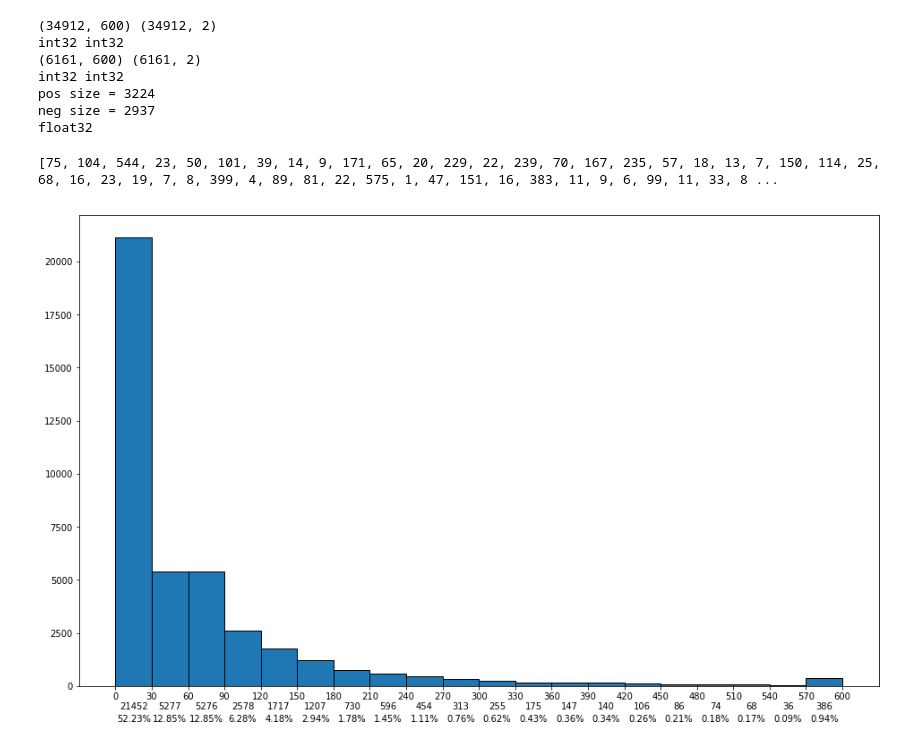
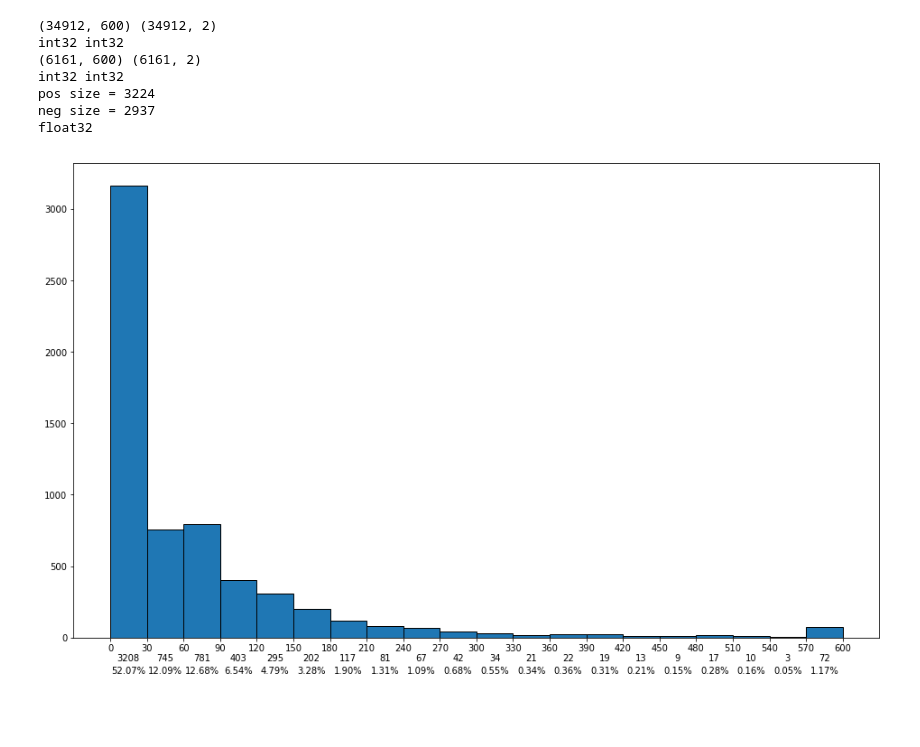
Before and after one commit to LXZE/DL_SA, a Jupyter notebook: result_analysis.ipynb, the cells around one changed output. Cells and saved outputs as stored; diff of their text form; code cells hidden in the pictures; blank space fills up the shorter version.

```diff
--- a/result_analysis.ipynb
+++ b/result_analysis.ipynb
@@ -111,8 +89,13 @@ pos size = 3224
 neg size = 2937
 float32
 # %%
+import statistics as stat
+
 x_all = np.concatenate((x_train, x_test), axis=0)
 y_all = np.concatenate((y_train, y_test), axis=0)
+
+new_x_test = x_test
+# new_y_test = y_test
 
 # y_predict = model.predict_classes(x_all)
 
@@ -122,42 +105,66 @@ pad_i = stoi[pad_token]
 get_first_pad_idx = lambda elem: np.where(elem == pad_i)[0]
 
 x_all_nopad = list(map(lambda elem: np.delete(elem, get_first_pad_idx(elem)), x_all))
-# print(x_all_nopad[0])
+x_len = list(map(lambda x: len(x), x_all_nopad))
+# print(x_len)
 
-x_len = list(map(lambda x: len(x), x_all_nopad))
-print(x_len)
+new_x_test_nopad = list(map(lambda elem: np.delete(elem, get_first_pad_idx(elem)), new_x_test))
+new_x_test_len = list(map(lambda x: len(x), new_x_test_nopad))
+
+mean = 30
+
+# print(stat.mean(new_x_test_len), stat.stdev(new_x_test_len))
+short_x_test, short_y_test = [], []
+long_x_test, long_y_test = [], []
+
+
+# for x,y in zip(x_test, y_test):
+#     first_pad_idx = get_first_pad_idx(x)
+#     try:
+#         first_pad_idx = first_pad_idx[0]
+#     except:
+#         first_pad_idx = len(x_test[0])
+
+#     if first_pad_idx < mean:
+#         short_x_test.append(x)
+#         short_y_test.append(y)
+#     else:
+#         long_x_test.append(x)
+#         long_y_test.append(y)
+
+# print(len(short_x_test), short_x_test[0], short_y_test)
+
+# print(len(new_x_test_len), new_x_test_len)
-# %% [output]
-[75, 104, 544, 23, 50, 101, 39, 14, 9, 171, 65, 20, 229, 22, 239, 70, 167, 235, 57, 18, 13, 7, 150, 114, 25, 68, 16, 23, 19, 7, 8, 399, 4, 89, 81, 22, 575, 1, 47, 151, 16, 383, 11, 9, 6, 99, 11, 33, 8 ...
 # %%
 bins = [x for x in range(0, 600,30)]
 # print(bins)
 
 # plt.hist(x_len, bins=bins, range=(1,600))
 
 fig, ax = plt.subplots(figsize=(16, 10))
-counts, bins, patches = ax.hist(x_len, bins=range(0,601,30), range=(1,600), edgecolor='black')
+counts, bins, patches = ax.hist(new_x_test_len, bins=range(0,601,30), range=(1,600), edgecolor='black')
 
-x_len_mapped = list(map(lambda x: int((x-1)/30), x_len))
+x_len_mapped = list(map(lambda x: int((x-1)/30), new_x_test_len))
 new_counts = [0]*(max(x_len_mapped)+1)
 for x in x_len_mapped:
     new_counts[x] += 1
 
 ax.set_xticks(bins)
 
 bin_centers = 0.5 * np.diff(bins) + bins[:-1]
 for count, x in zip(new_counts, bin_centers):
     # Label the raw counts
     ax.annotate(str(int(count)), xy=(x, 0), xycoords=('data', 'axes fraction'),
         xytext=(0, -18), textcoords='offset points', va='top', ha='center')
 
     # Label the percentages
     percent = '%0.2f%%' % (100 * float(count) / sum(new_counts))
     ax.annotate(percent, xy=(x, 0), xycoords=('data', 'axes fraction'),
         xytext=(0, -32), textcoords='offset points', va='top', ha='center')
 
 
 # Give ourselves some more room at the bottom of the plot
 plt.subplots_adjust(bottom=0.15)
 # %% [output]
-[figure, old version]
+[figure, new version]
 # %%
```
Also changed, not shown: parts of 14 cells of this notebook, 14 other files.
